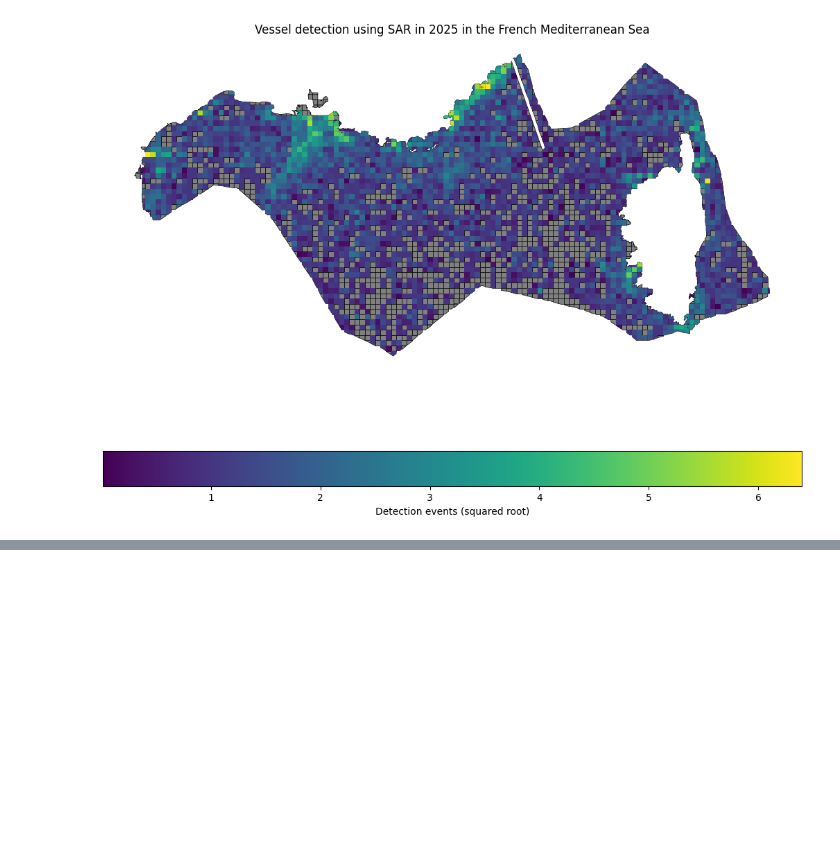
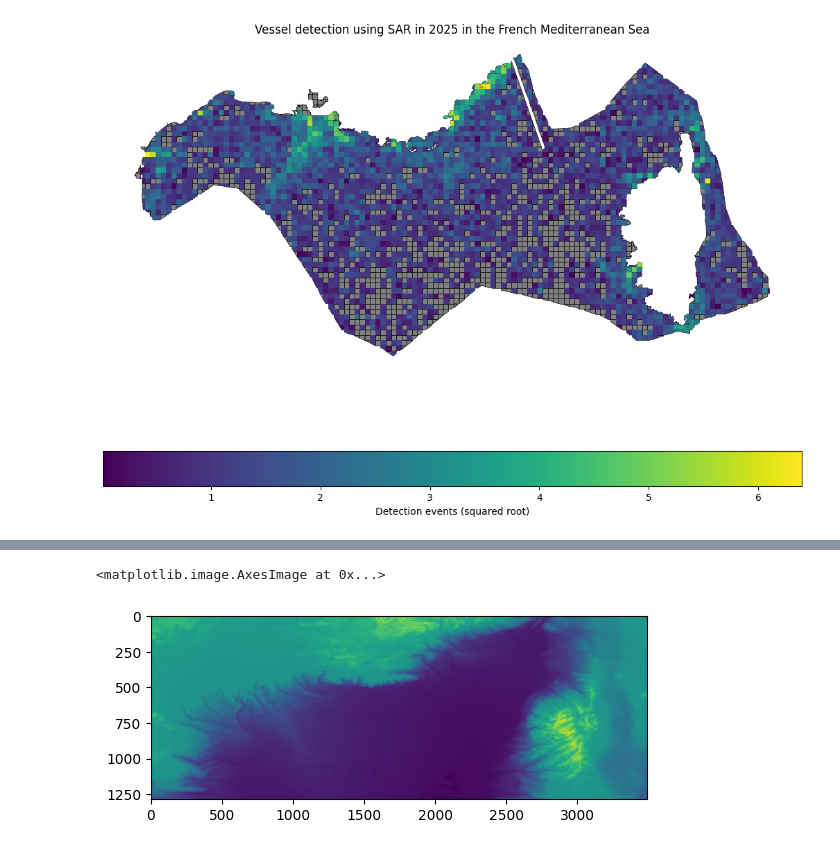
Before and after one commit to augustinlafond/marine-praxis, a Jupyter notebook: notebooks/create_grid.ipynb, the cells around one changed output, grey strips where cells are left out. Cells and saved outputs as stored; diff of their text form; code cells hidden in the pictures; blank space fills up the shorter version.

```diff
--- a/notebooks/create_grid.ipynb
+++ b/notebooks/create_grid.ipynb
@@ -438,0 +588,37 @@ sar_detection.drop(columns="detections_sqrt").to_postgis("sar_vessel_detection_f
+# %%
+# Merging all bbox to get the bathymetric data over the entire study zone
+# folder name where GeoTIFF were saved
+folder = "../data/emodnet_bathy_mediterranee/"
+
+tif_files = [folder + tile for tile in os.listdir(folder)]
+
+print("Files found:", tif_files)
+
+print("Opening GeoTIFF files...")
+
+# Open all the GeoTIFF files
+src_files_to_mosaic = [rasterio.open(str(fp)) for fp in tif_files]
+
+print("Merging rasters...")
+
+# Merge the rasters
+mosaic, out_trans = rasterio.merge(src_files_to_mosaic)
+
+# Copy the metadata from the first file and update it for the merged raster
+out_meta = src_files_to_mosaic[0].meta.copy()
+out_meta.update({
+    "driver": "GTiff",
+    "height": mosaic.shape[1],
+    "width": mosaic.shape[2],
+    "transform": out_trans
+})
+
+# Save the merged raster to disk
+with rasterio.open(str(folder + "merged.tif"), "w", **out_meta) as dest:
+    dest.write(mosaic)
+
+# Close all open files
+for src in src_files_to_mosaic:
+    src.close()
+
+print("Merging complete! The merged file is saved as 'merged.tif' in your folder.")
@@ -438,0 +630,5 @@ sar_detection.drop(columns="detections_sqrt").to_postgis("sar_vessel_detection_f
+# %%
+plt.imshow(mosaic[0])
+# %% [output]
+<matplotlib.image.AxesImage at 0x...>
+[figure, added]
```
Also changed, not shown: parts of 39 cells of this notebook, 1 other file.
